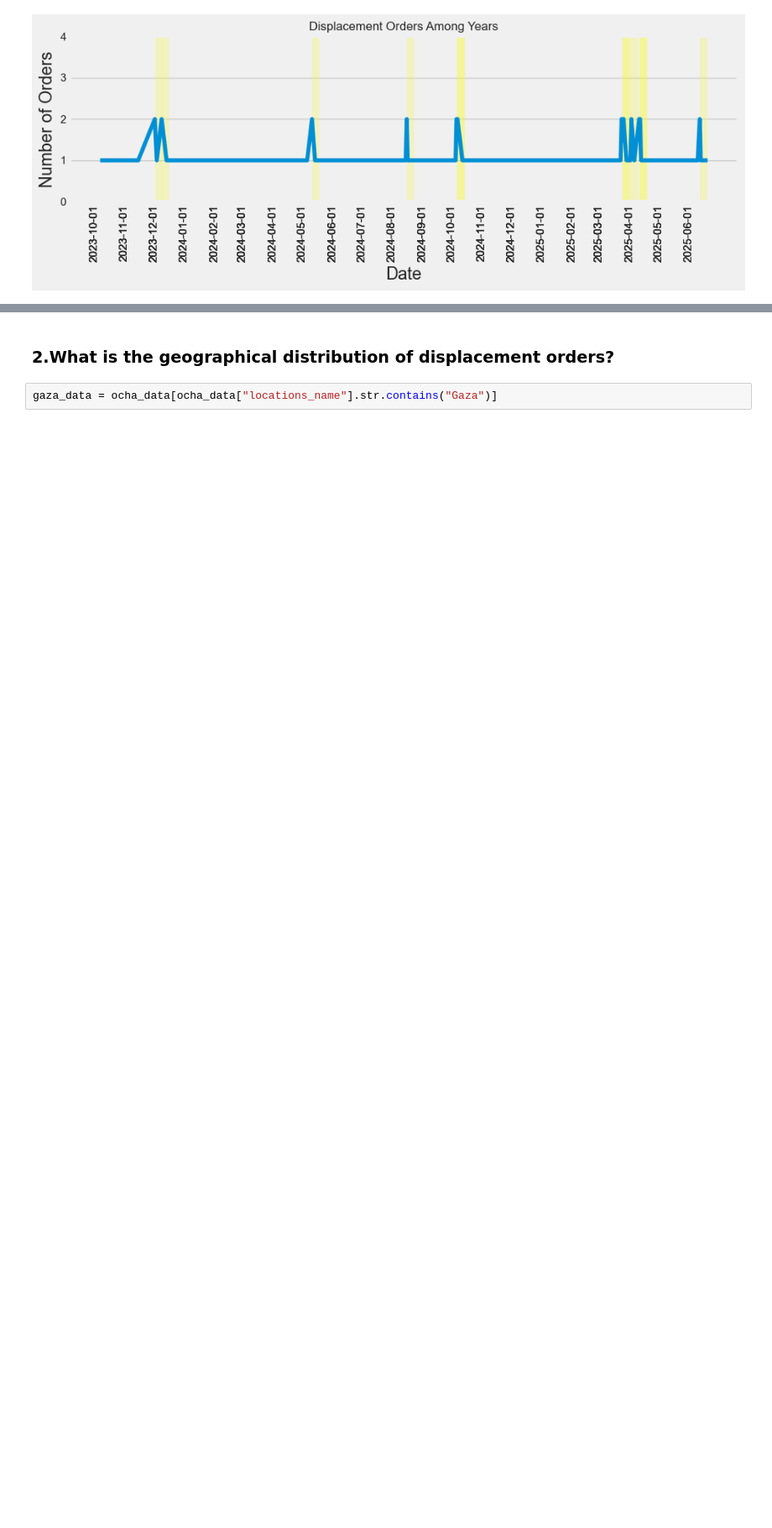
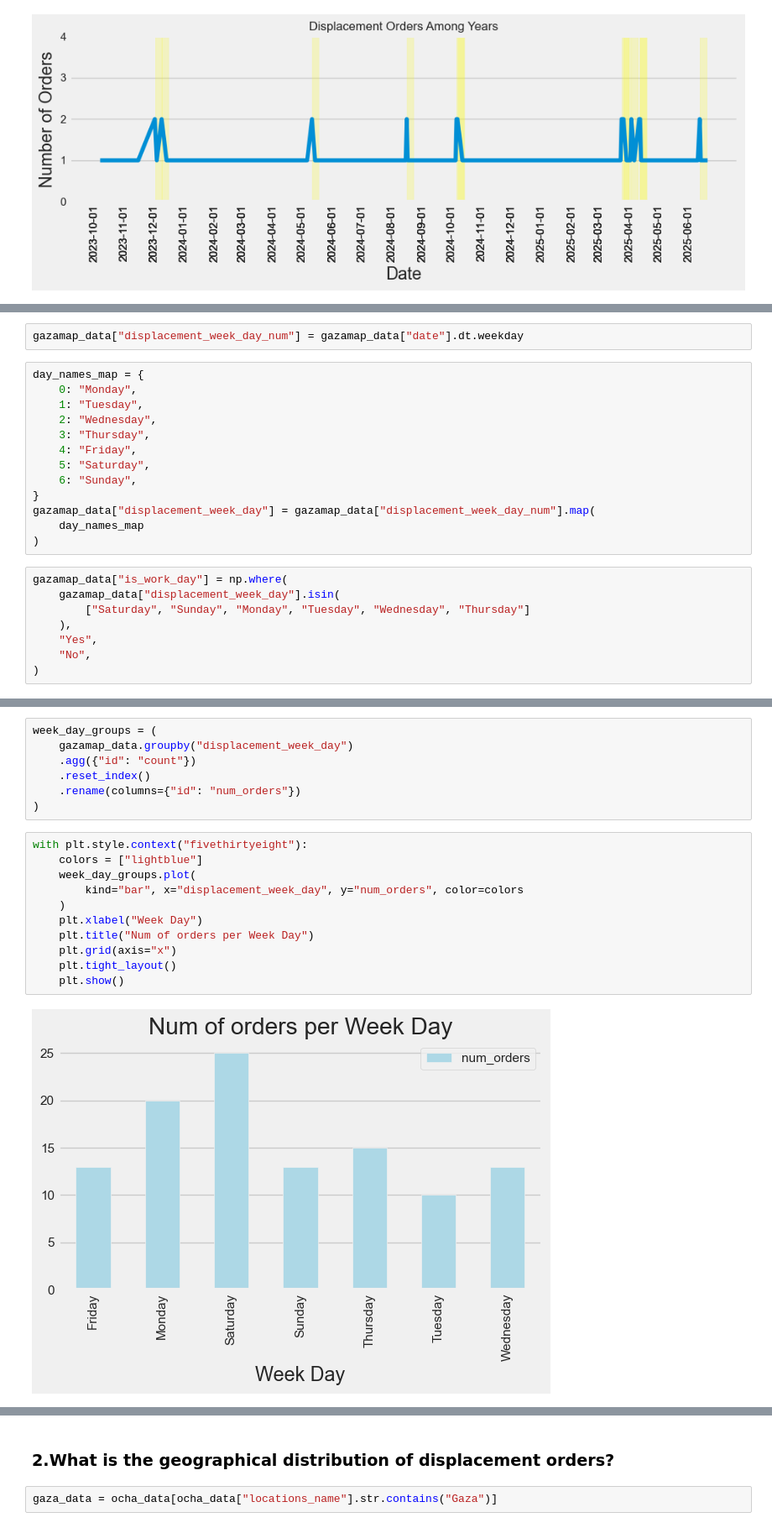
Before and after one commit to MIT-Emerging-Talent/ET6-CDSP-group-03-repo, a Jupyter notebook: 3_data_exploration/notebooks/displacement_orders_EDA.ipynb, the cells around one changed output, grey strips where cells are left out. Shown at 84% size. Cells and saved outputs as stored; diff of their text form; blank space fills up the shorter version.

Commit message:
Add findings on displacement orders during work days

```diff
--- a/3_data_exploration/notebooks/displacement_orders_EDA.ipynb
+++ b/3_data_exploration/notebooks/displacement_orders_EDA.ipynb
@@ -205,0 +144,23 @@ with plt.style.context("fivethirtyeight"):
+# %%
+gazamap_data["displacement_week_day_num"] = gazamap_data["date"].dt.weekday
+# %%
+day_names_map = {
+    0: "Monday",
+    1: "Tuesday",
+    2: "Wednesday",
+    3: "Thursday",
+    4: "Friday",
+    5: "Saturday",
+    6: "Sunday",
+}
+gazamap_data["displacement_week_day"] = gazamap_data["displacement_week_day_num"].map(
+    day_names_map
+)
+# %%
+gazamap_data["is_work_day"] = np.where(
+    gazamap_data["displacement_week_day"].isin(
+        ["Saturday", "Sunday", "Monday", "Tuesday", "Wednesday", "Thursday"]
+    ),
+    "Yes",
+    "No",
+)
@@ -205,0 +183,20 @@ with plt.style.context("fivethirtyeight"):
+# %%
+week_day_groups = (
+    gazamap_data.groupby("displacement_week_day")
+    .agg({"id": "count"})
+    .reset_index()
+    .rename(columns={"id": "num_orders"})
+)
+# %%
+with plt.style.context("fivethirtyeight"):
+    colors = ["lightblue"]
+    week_day_groups.plot(
+        kind="bar", x="displacement_week_day", y="num_orders", color=colors
+    )
+    plt.xlabel("Week Day")
+    plt.title("Num of orders per Week Day")
+    plt.grid(axis="x")
+    plt.tight_layout()
+    plt.show()
+# %% [output]
+[figure, added]
```
Also changed, not shown: parts of 20 cells of this notebook.
